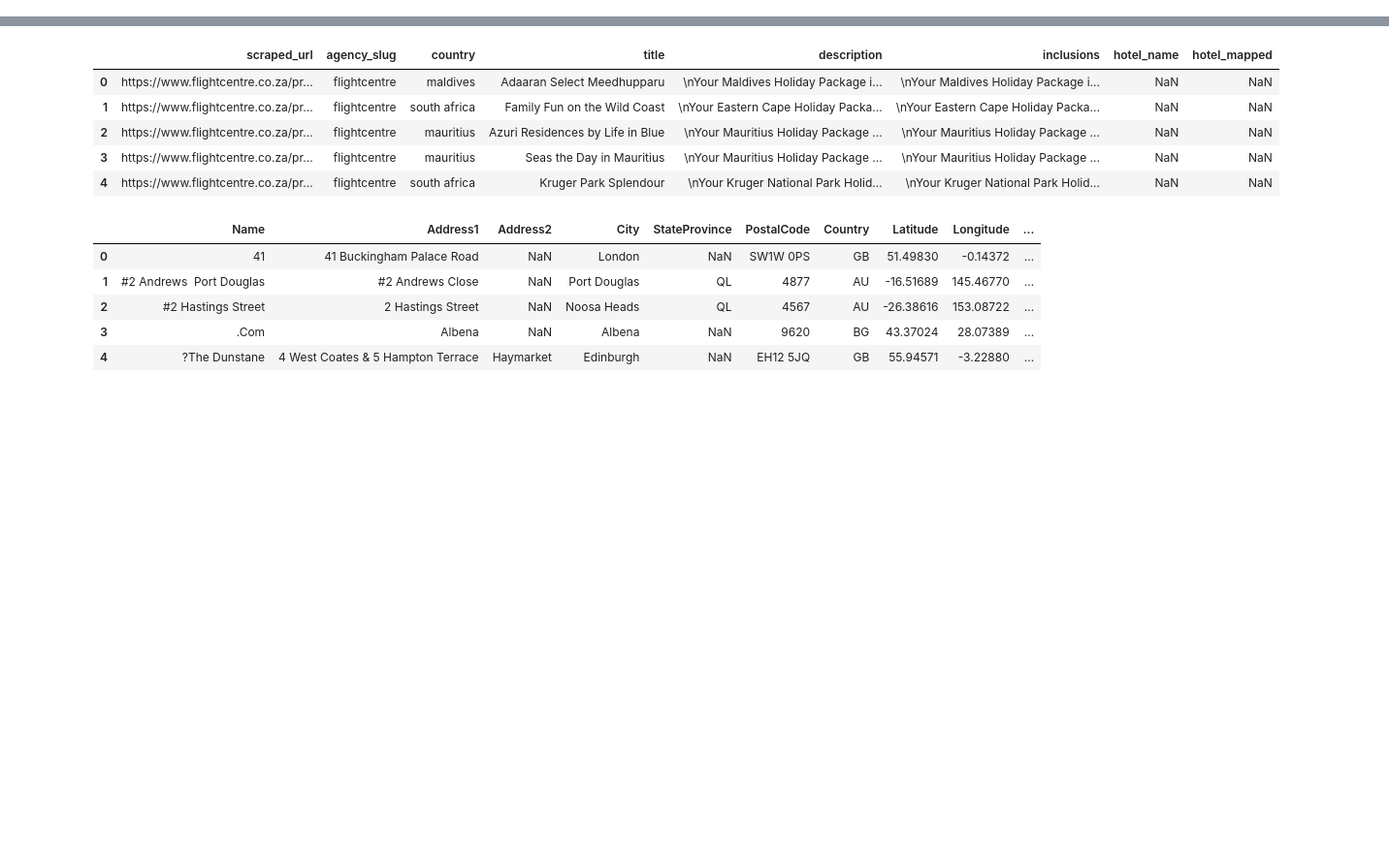
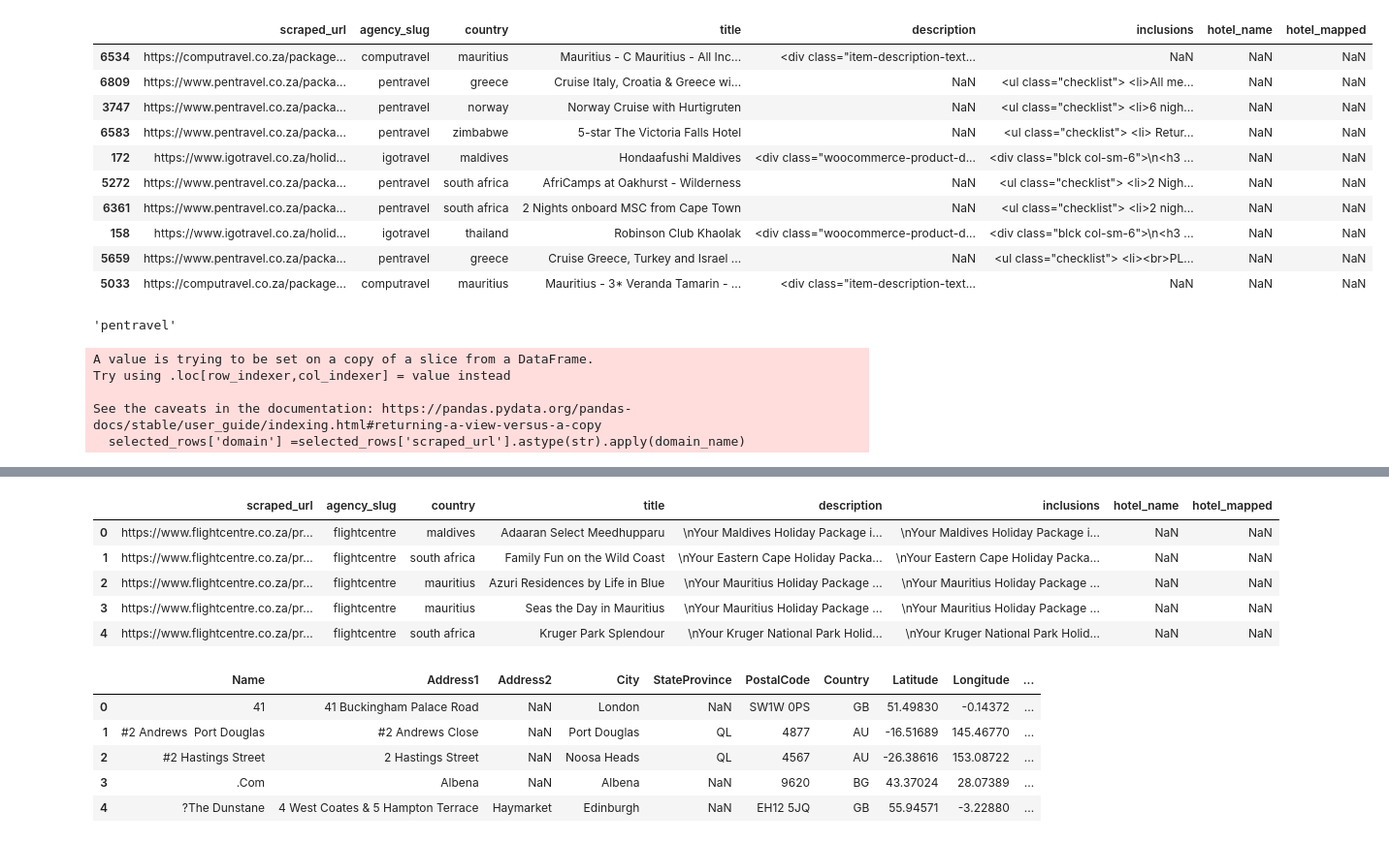
Before and after one commit to jeniffermukami/Name-matching-in-python, a Jupyter notebook: hotels mapping/Untitled3.ipynb, the cells around one changed output, grey strips where cells are left out. Shown at 97% size. Cells and saved outputs as stored; diff of their text form; code cells hidden in the pictures; blank space fills up the shorter version.

```diff
--- a/hotels mapping/Untitled3.ipynb
+++ b/hotels mapping/Untitled3.ipynb
@@ -31,0 +57,14 @@ scraped_ngrams.head(20)
+# %%
+selected_rows.sample(10)
+# %% [output]
+|  | scraped_url | agency_slug | country | title | description | inclusions | hotel_name | hotel_mapped |
+| 6534 | https://computravel.co.za/package... | computravel | mauritius | Mauritius - C Mauritius - All Inc... | <div class="item-description-text... | NaN | NaN | NaN |
+| 6809 | https://www.pentravel.co.za/packa... | pentravel | greece | Cruise Italy, Croatia & Greece wi... | NaN | <ul class="checklist"> <li>All me... | NaN | NaN |
+| 3747 | https://www.pentravel.co.za/packa... | pentravel | norway | Norway Cruise with Hurtigruten | NaN | <ul class="checklist"> <li>6 nigh... | NaN | NaN |
+| 6583 | https://www.pentravel.co.za/packa... | pentravel | zimbabwe | 5-star The Victoria Falls Hotel | NaN | <ul class="checklist"> <li> Retur... | NaN | NaN |
+| 172 | https://www.igotravel.co.za/holid... | igotravel | maldives | Hondaafushi Maldives | <div class="woocommerce-product-d... | <div class="blck col-sm-6">\n<h3 ... | NaN | NaN |
+| 5272 | https://www.pentravel.co.za/packa... | pentravel | south africa | AfriCamps at Oakhurst - Wilderness | NaN | <ul class="checklist"> <li>2 Nigh... | NaN | NaN |
+| 6361 | https://www.pentravel.co.za/packa... | pentravel | south africa | 2 Nights onboard MSC from Cape Town | NaN | <ul class="checklist"> <li>2 nigh... | NaN | NaN |
+| 158 | https://www.igotravel.co.za/holid... | igotravel | thailand | Robinson Club Khaolak | <div class="woocommerce-product-d... | <div class="blck col-sm-6">\n<h3 ... | NaN | NaN |
+| 5659 | https://www.pentravel.co.za/packa... | pentravel | greece | Cruise Greece, Turkey and Israel ... | NaN | <ul class="checklist"> <li><br>PL... | NaN | NaN |
+| 5033 | https://computravel.co.za/package... | computravel | mauritius | Mauritius - 3* Veranda Tamarin - ... | <div class="item-description-text... | NaN | NaN | NaN |
@@ -31,0 +83,12 @@ scraped_ngrams.head(20)
+# %%
+domain_name('https://www.pentravel.co.za/packages/cruise-greece-turkey-and-israel-with-norwegian-cruise-line')
+# %% [output]
+'pentravel'
+# %%
+selected_rows['domain'] =selected_rows['scraped_url'].astype(str).apply(domain_name)
+# %% [output]
+A value is trying to be set on a copy of a slice from a DataFrame.
+Try using .loc[row_indexer,col_indexer] = value instead
+
+See the caveats in the documentation: https://pandas.pydata.org/pandas-docs/stable/user_guide/indexing.html#returning-a-view-versus-a-copy
+  selected_rows['domain'] =selected_rows['scraped_url'].astype(str).apply(domain_name)
```
Also changed, not shown: parts of 38 cells of this notebook, 6 other files.
